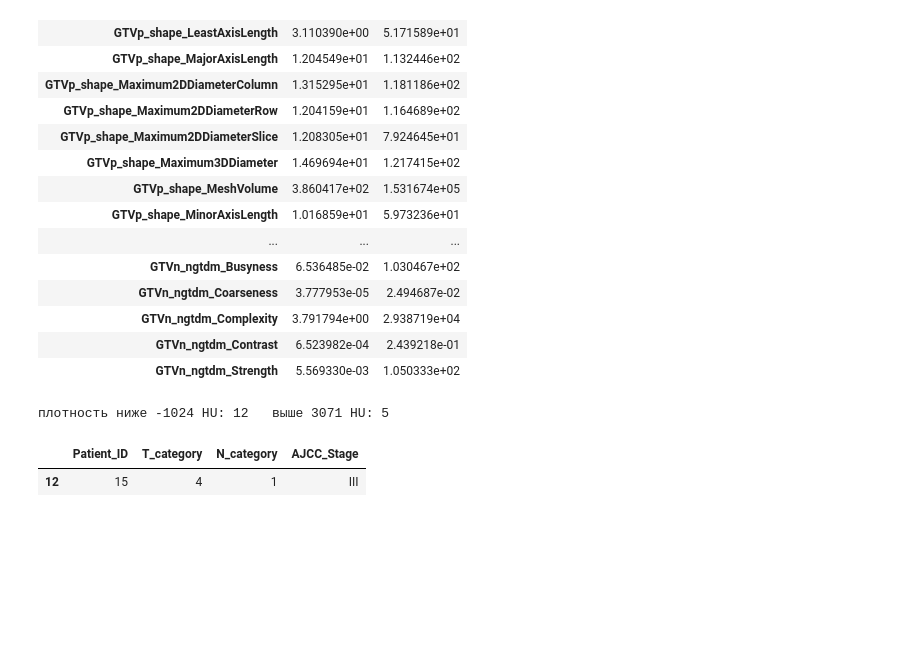
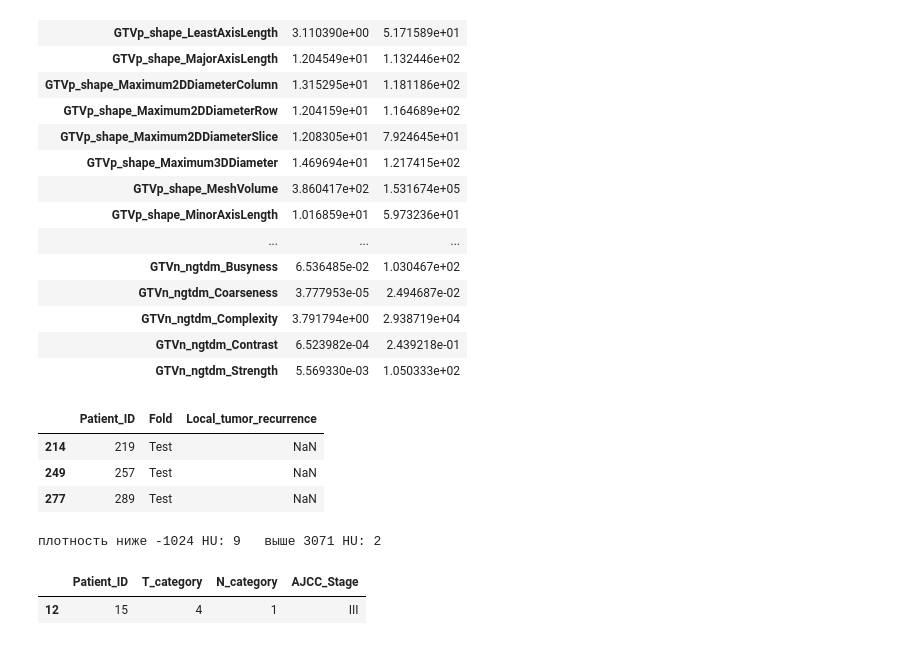
Before and after one commit to a1pha-dev/SS-Computationaloncology, a Jupyter notebook: w4/practice.ipynb, the cells around one changed output. Saved outputs shown, nothing was run; the diff lists cells and outputs as text; code cells hidden in the pictures; blank space fills up the shorter version.

```diff
--- a/w4/practice.ipynb
+++ b/w4/practice.ipynb
@@ -113,13 +127,21 @@ with pd.option_context("display.max_rows", 250):
 | GTVn_ngtdm_Complexity | 3.791794e+00 | 2.938719e+04 |
 | GTVn_ngtdm_Contrast | 6.523982e-04 | 2.439218e-01 |
 | GTVn_ngtdm_Strength | 5.569330e-03 | 1.050333e+02 |
+# %%
+mask_errors = [219, 257, 289]  # некорректные маски GTVp по контролю качества недели 3
+raw.loc[raw["Patient_ID"].isin(mask_errors), ["Patient_ID", "Fold", "Local_tumor_recurrence"]]
+# %% [output]
+|  | Patient_ID | Fold | Local_tumor_recurrence |
+| 214 | 219 | Test | NaN |
+| 249 | 257 | Test | NaN |
+| 277 | 289 | Test | NaN |
 # %%
-hu_low = (df["GTVp_firstorder_Minimum"] < -1024) | (df["GTVn_firstorder_Minimum"] < -1024)
-hu_high = (df["GTVp_firstorder_Maximum"] > 3071) | (df["GTVn_firstorder_Maximum"] > 3071)
+hu_low = df["GTVp_firstorder_Minimum"] < -1024
+hu_high = df["GTVp_firstorder_Maximum"] > 3071
 
 print("плотность ниже -1024 HU:", hu_low.sum(), "  выше 3071 HU:", hu_high.sum())
 # %% [output]
-плотность ниже -1024 HU: 12   выше 3071 HU: 5
+плотность ниже -1024 HU: 9   выше 3071 HU: 2
 # %%
 t = df["T_category"]
 n = df["N_category"]
```
Also changed, not shown: parts of 11 cells of this notebook, 11 other files.
